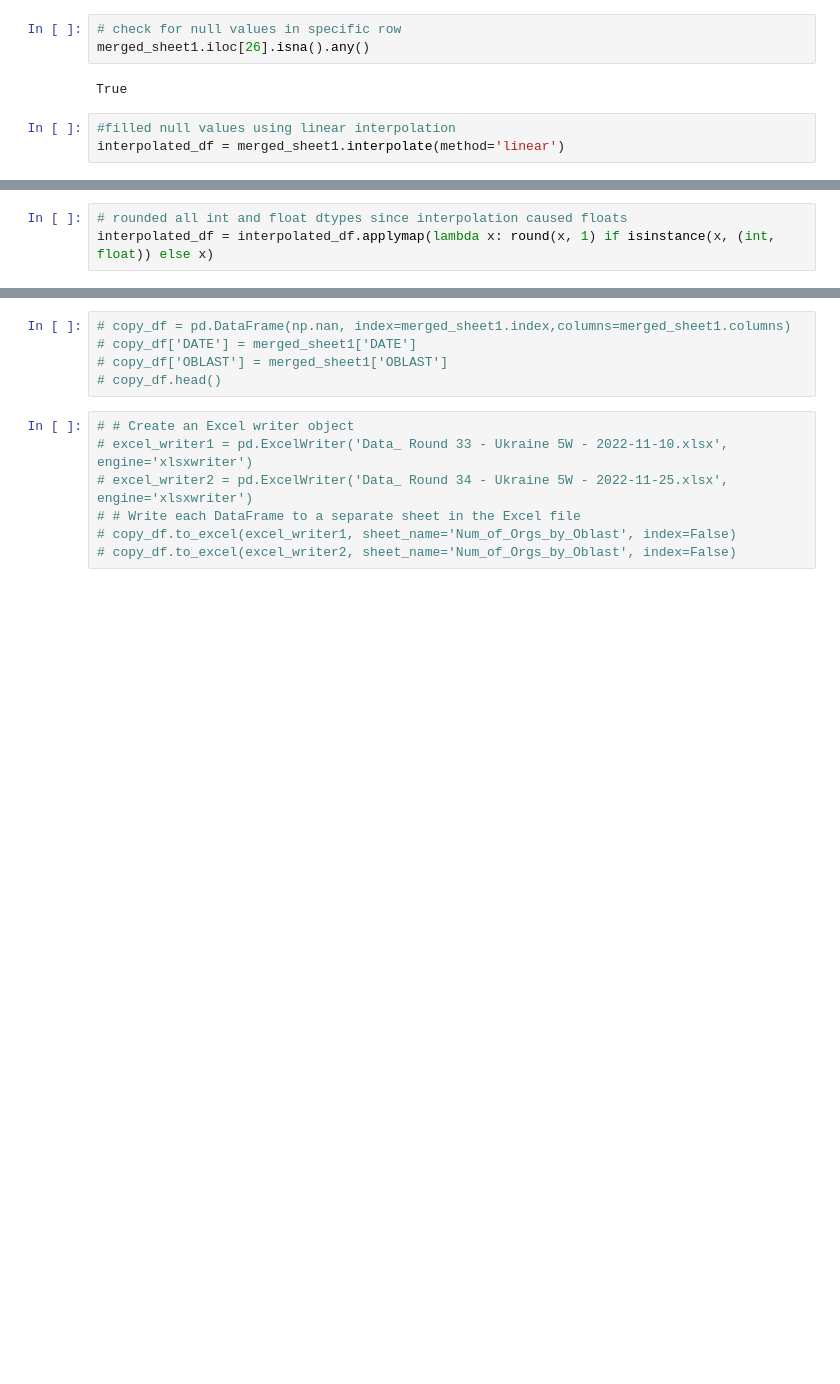
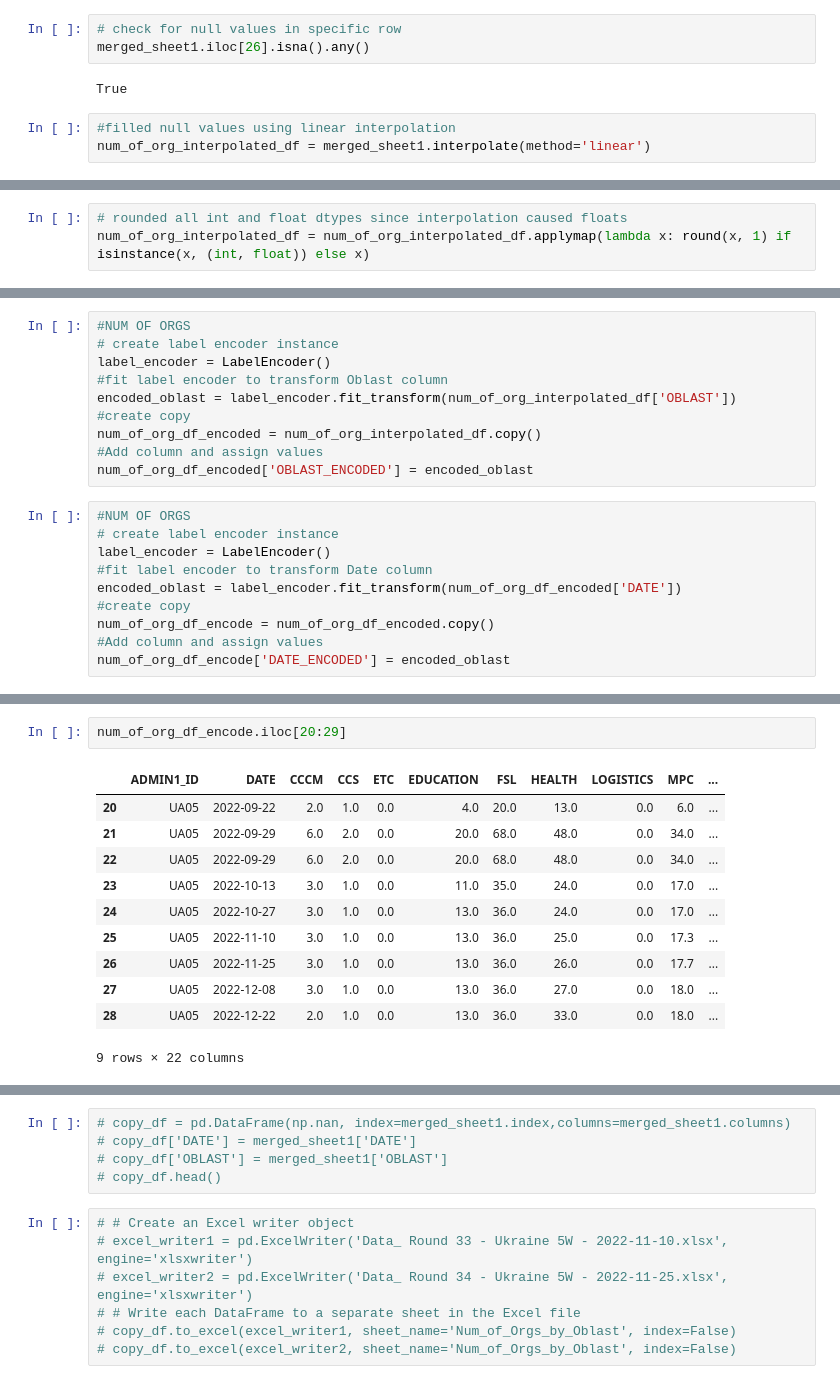
Before and after one commit to reo113/GuideHouse_Project, a Jupyter notebook: GuideHouse_Colab.ipynb, the cells around one changed output, grey strips where cells are left out. Cells and saved outputs as stored; diff of their text form; blank space fills up the shorter version.

```diff
--- a/GuideHouse_Colab.ipynb
+++ b/GuideHouse_Colab.ipynb
@@ -231,5 +250,5 @@ merged_sheet1.iloc[26].isna().any()
 True
 # %%
 #filled null values using linear interpolation
-interpolated_df = merged_sheet1.interpolate(method='linear')
+num_of_org_interpolated_df = merged_sheet1.interpolate(method='linear')
 # %%
@@ -238,5 +257,5 @@ interpolated_df.isna().any().any()
 False
 # %%
 # rounded all int and float dtypes since interpolation caused floats
-interpolated_df = interpolated_df.applymap(lambda x: round(x, 1) if isinstance(x, (int, float)) else x)
+num_of_org_interpolated_df = num_of_org_interpolated_df.applymap(lambda x: round(x, 1) if isinstance(x, (int, float)) else x)
 # %%
@@ -290 +339,21 @@ interpolated_df.describe()
+# %%
+#NUM OF ORGS
+# create label encoder instance
+label_encoder = LabelEncoder()
+#fit label encoder to transform Oblast column
+encoded_oblast = label_encoder.fit_transform(num_of_org_interpolated_df['OBLAST'])
+#create copy
+num_of_org_df_encoded = num_of_org_interpolated_df.copy()
+#Add column and assign values
+num_of_org_df_encoded['OBLAST_ENCODED'] = encoded_oblast
+# %%
+#NUM OF ORGS
+# create label encoder instance
+label_encoder = LabelEncoder()
+#fit label encoder to transform Date column
+encoded_oblast = label_encoder.fit_transform(num_of_org_df_encoded['DATE'])
+#create copy
+num_of_org_df_encode = num_of_org_df_encoded.copy()
+#Add column and assign values
+num_of_org_df_encode['DATE_ENCODED'] = encoded_oblast
 # %%
@@ -365,0 +411,14 @@ merged_sheet3.head()
+# %%
+num_of_org_df_encode.iloc[20:29]
+# %% [output]
+|  | ADMIN1_ID | DATE | CCCM | CCS | ETC | EDUCATION | FSL | HEALTH | LOGISTICS | MPC | ... |
+| 20 | UA05 | 2022-09-22 | 2.0 | 1.0 | 0.0 | 4.0 | 20.0 | 13.0 | 0.0 | 6.0 | ... |
+| 21 | UA05 | 2022-09-29 | 6.0 | 2.0 | 0.0 | 20.0 | 68.0 | 48.0 | 0.0 | 34.0 | ... |
+| 22 | UA05 | 2022-09-29 | 6.0 | 2.0 | 0.0 | 20.0 | 68.0 | 48.0 | 0.0 | 34.0 | ... |
+| 23 | UA05 | 2022-10-13 | 3.0 | 1.0 | 0.0 | 11.0 | 35.0 | 24.0 | 0.0 | 17.0 | ... |
+| 24 | UA05 | 2022-10-27 | 3.0 | 1.0 | 0.0 | 13.0 | 36.0 | 24.0 | 0.0 | 17.0 | ... |
+| 25 | UA05 | 2022-11-10 | 3.0 | 1.0 | 0.0 | 13.0 | 36.0 | 25.0 | 0.0 | 17.3 | ... |
+| 26 | UA05 | 2022-11-25 | 3.0 | 1.0 | 0.0 | 13.0 | 36.0 | 26.0 | 0.0 | 17.7 | ... |
+| 27 | UA05 | 2022-12-08 | 3.0 | 1.0 | 0.0 | 13.0 | 36.0 | 27.0 | 0.0 | 18.0 | ... |
+| 28 | UA05 | 2022-12-22 | 2.0 | 1.0 | 0.0 | 13.0 | 36.0 | 33.0 | 0.0 | 18.0 | ... |
+9 rows × 22 columns
```
Also changed, not shown: parts of 34 cells of this notebook.
